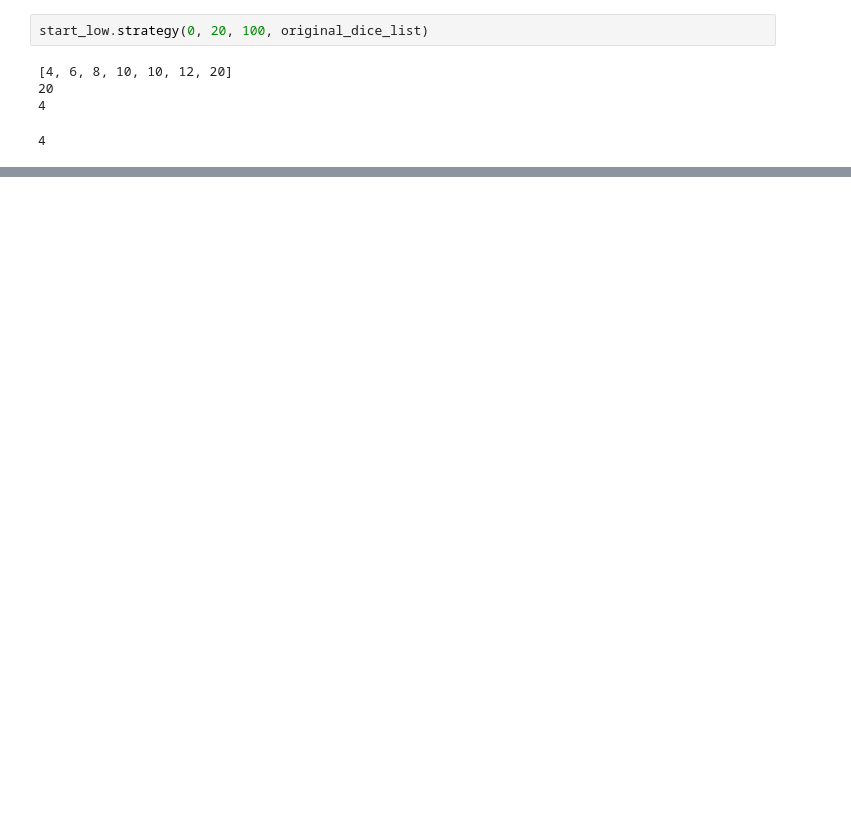
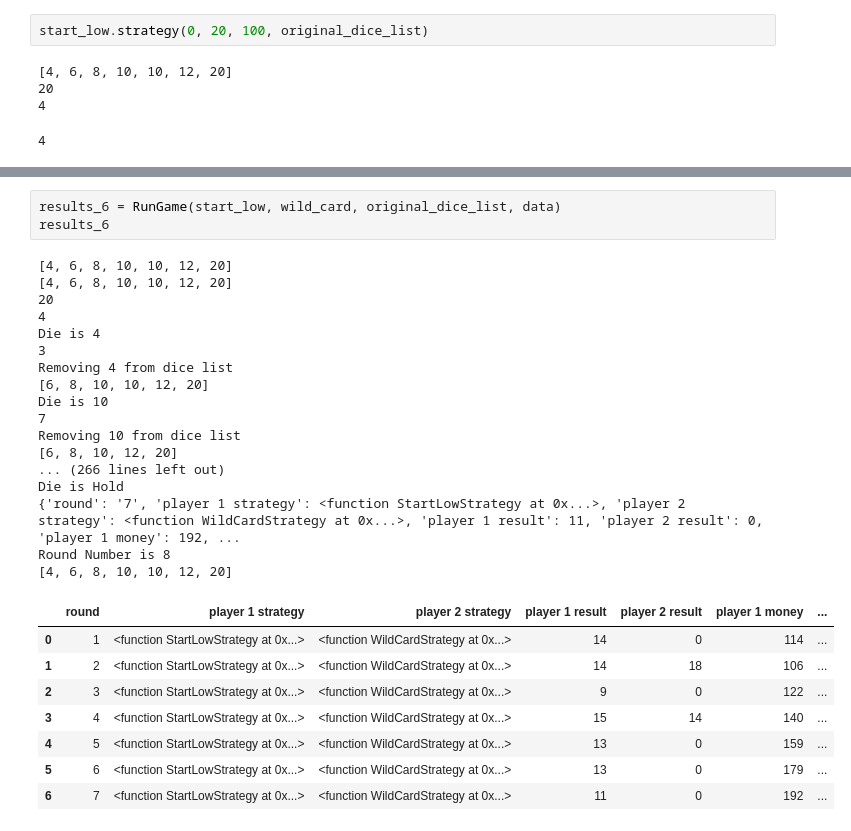
Before and after one commit to bennettftomlin/Twenty, a Jupyter notebook: game_notebook.ipynb, the cells around one changed output, grey strips where cells are left out. Cells and saved outputs as stored; diff of their text form; blank space fills up the shorter version.

```diff
--- a/game_notebook.ipynb
+++ b/game_notebook.ipynb
@@ -370,0 +378,29 @@ Round Number is 76
+# %%
+results_6 = RunGame(start_low, wild_card, original_dice_list, data)
+results_6
+# %% [output]
+[4, 6, 8, 10, 10, 12, 20]
+[4, 6, 8, 10, 10, 12, 20]
+20
+4
+Die is 4
+3
+Removing 4 from dice list
+[6, 8, 10, 10, 12, 20]
+Die is 10
+7
+Removing 10 from dice list
+[6, 8, 10, 12, 20]
+... (266 lines left out)
+Die is Hold
+{'round': '7', 'player 1 strategy': <function StartLowStrategy at 0x...>, 'player 2 strategy': <function WildCardStrategy at 0x...>, 'player 1 result': 11, 'player 2 result': 0, 'player 1 money': 192, ...
+Round Number is 8
+[4, 6, 8, 10, 10, 12, 20]
+|  | round | player 1 strategy | player 2 strategy | player 1 result | player 2 result | player 1 money | ... |
+| 0 | 1 | <function StartLowStrategy at 0x...> | <function WildCardStrategy at 0x...> | 14 | 0 | 114 | ... |
+| 1 | 2 | <function StartLowStrategy at 0x...> | <function WildCardStrategy at 0x...> | 14 | 18 | 106 | ... |
+| 2 | 3 | <function StartLowStrategy at 0x...> | <function WildCardStrategy at 0x...> | 9 | 0 | 122 | ... |
+| 3 | 4 | <function StartLowStrategy at 0x...> | <function WildCardStrategy at 0x...> | 15 | 14 | 140 | ... |
+| 4 | 5 | <function StartLowStrategy at 0x...> | <function WildCardStrategy at 0x...> | 13 | 0 | 159 | ... |
+| 5 | 6 | <function StartLowStrategy at 0x...> | <function WildCardStrategy at 0x...> | 13 | 0 | 179 | ... |
+| 6 | 7 | <function StartLowStrategy at 0x...> | <function WildCardStrategy at 0x...> | 11 | 0 | 192 | ... |
```
Also changed, not shown: parts of 8 cells of this notebook.
